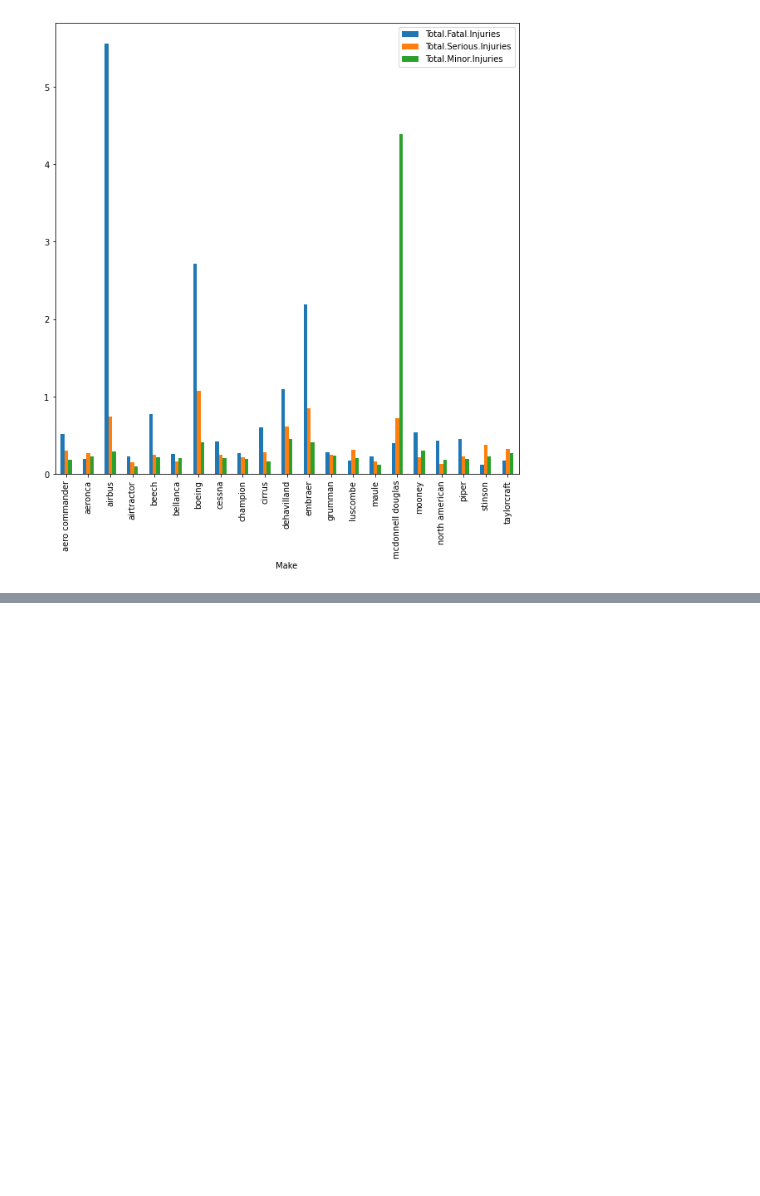
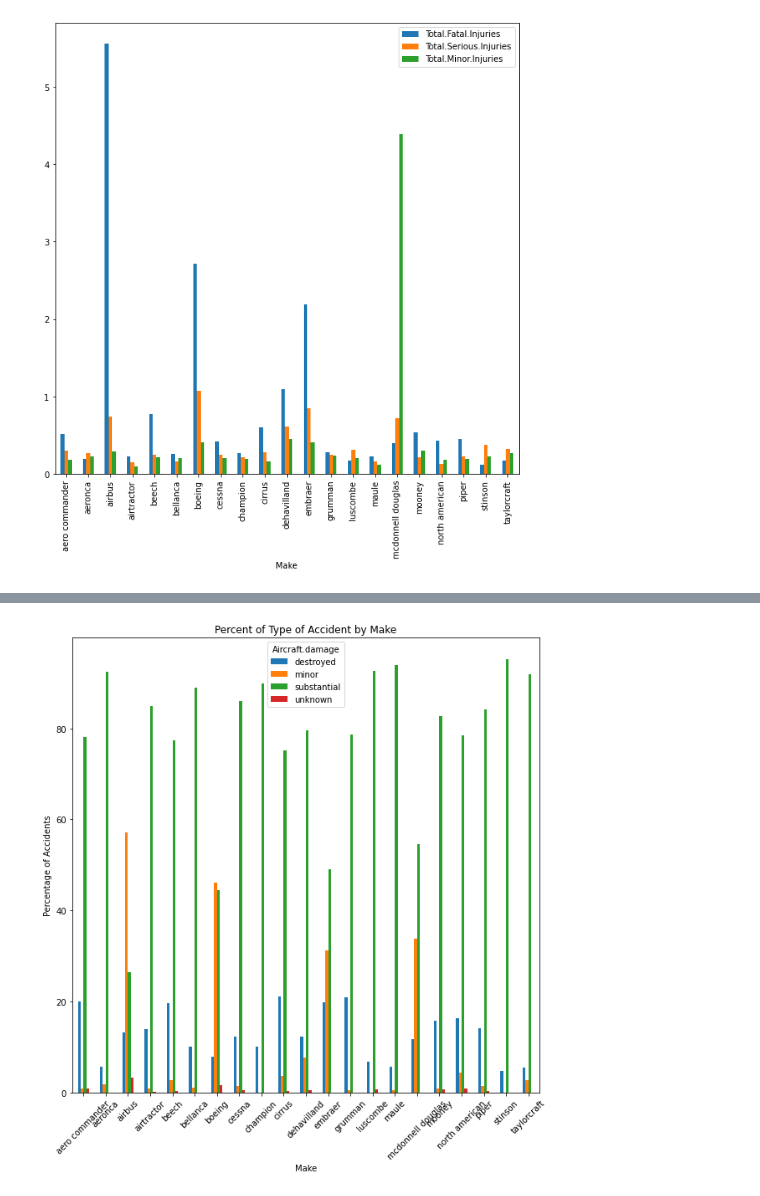
Before and after one commit to natehiatt/aviation_project, a Jupyter notebook: notebooks/nate_scratch.ipynb, the cells around one changed output, grey strips where cells are left out. Drawn from its saved outputs; the diff is of its cells as text; code cells hidden in the pictures; blank space fills up the shorter version.

```diff
--- a/notebooks/nate_scratch.ipynb
+++ b/notebooks/nate_scratch.ipynb
@@ -557,0 +639,15 @@ df_makes.plot(kind='bar', figsize=(10, 10))
+# %%
+#df_makes['Make']['Aircraft.damage'].value_counts()
+#df_makes = df_pro_planes.groupby('Make').filter(lambda x: len(x) >= 100)
+
+df_make_damage = df_makes.groupby(['Make', 'Aircraft.damage']).count()['Event.Id'].unstack()
+df_make_damage = df_make_damage.div(df_make_damage.sum(axis=1), axis=0) * 100
+df_make_damage.plot(kind='bar', figsize=(10, 10))
+
+plt.xlabel('Make')
+plt.ylabel('Percentage of Accidents')
+plt.title('Percent of Type of Accident by Make')
+plt.xticks(rotation=45)
+plt.show()
+# %% [output]
+[figure, added]
```
Also changed, not shown: parts of 16 cells of this notebook, 1 other file.
